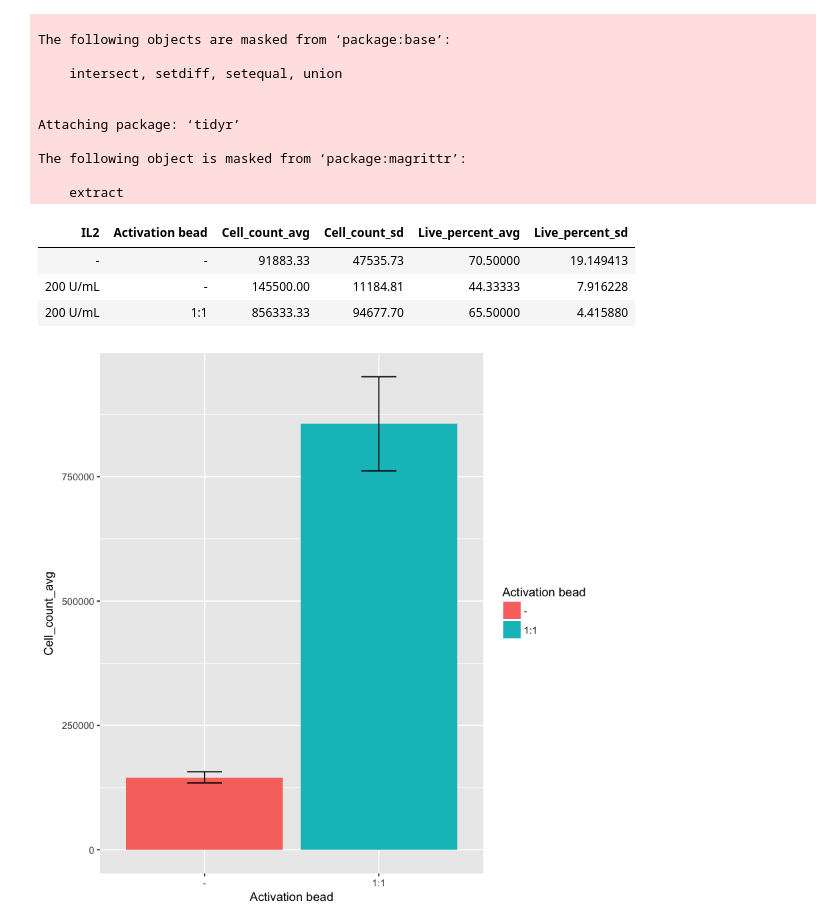
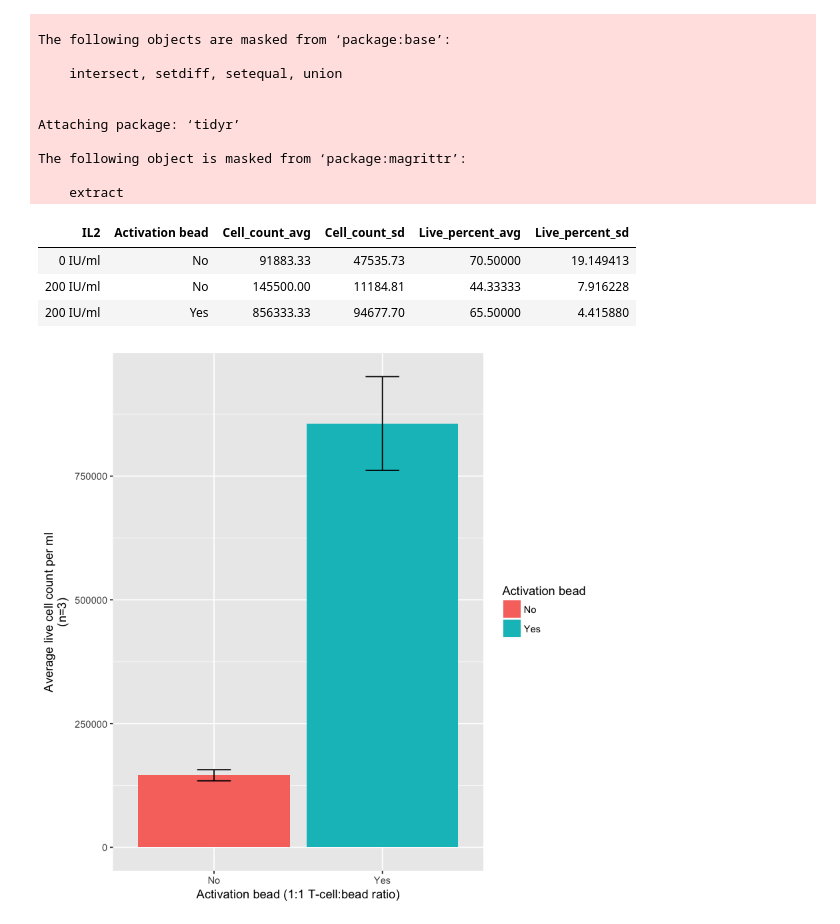
Before and after one commit to hammerlab/t-cell-guide, a Jupyter notebook: analyses/pbmc-direct-activation/PBMC direct actication flow and count.ipynb, the cells around one changed output. Cells and saved outputs as stored; diff of their text form; code cells hidden in the pictures.

Commit message:
update direct PBMC activation figures

```diff
--- a/analyses/pbmc-direct-activation/PBMC direct actication flow and count.ipynb
+++ b/analyses/pbmc-direct-activation/PBMC direct actication flow and count.ipynb
@@ -34,6 +34,10 @@ counts <-
           `Live cell fraction`=col_double()
         )
     ) %>%
+    mutate(
+        `IL2`=factor(`IL2`, labels=c("0 IU/ml", "200 IU/ml")),
+        `Activation bead`=factor(`Activation bead`, labels=c("No", "Yes"))
+    ) %>%
     group_by(`IL2`, `Activation bead`) %>%
     summarize(
         `Cell_count_avg`=mean(`Live cells per ml`),
@@ -45,20 +49,22 @@ counts <-
 counts
 # %% [output]
 | IL2 | Activation bead | Cell_count_avg | Cell_count_sd | Live_percent_avg | Live_percent_sd |
-| - | - | 91883.33 | 47535.73 | 70.50000 | 19.149413 |
-| 200 U/mL | - | 145500.00 | 11184.81 | 44.33333 | 7.916228 |
-| 200 U/mL | 1:1 | 856333.33 | 94677.70 | 65.50000 | 4.415880 |
+| 0 IU/ml | No | 91883.33 | 47535.73 | 70.50000 | 19.149413 |
+| 200 IU/ml | No | 145500.00 | 11184.81 | 44.33333 | 7.916228 |
+| 200 IU/ml | Yes | 856333.33 | 94677.70 | 65.50000 | 4.415880 |
 # %%
 counts %>%
-    filter(`IL2` != "-") %>%
+    filter(`IL2` != "0 IU/ml") %>%
     ggplot(aes(x=`Activation bead`, y=`Cell_count_avg`, fill=`Activation bead`)) +
     geom_col() +
     geom_errorbar(
         aes(ymin=`Cell_count_avg`-`Cell_count_sd`, ymax=`Cell_count_avg`+`Cell_count_sd`),
         width=0.2
-    )
+    ) +
+    xlab('Activation bead (1:1 T-cell:bead ratio)') +
+    ylab('Average live cell count per ml\n(n=3)')
 # %% [output]
-[figure, old version]
+[figure, new version]
 # %%
 cd348_grp <-
     read_tsv(
```
Also changed, not shown: parts of 1 cell of this notebook.
